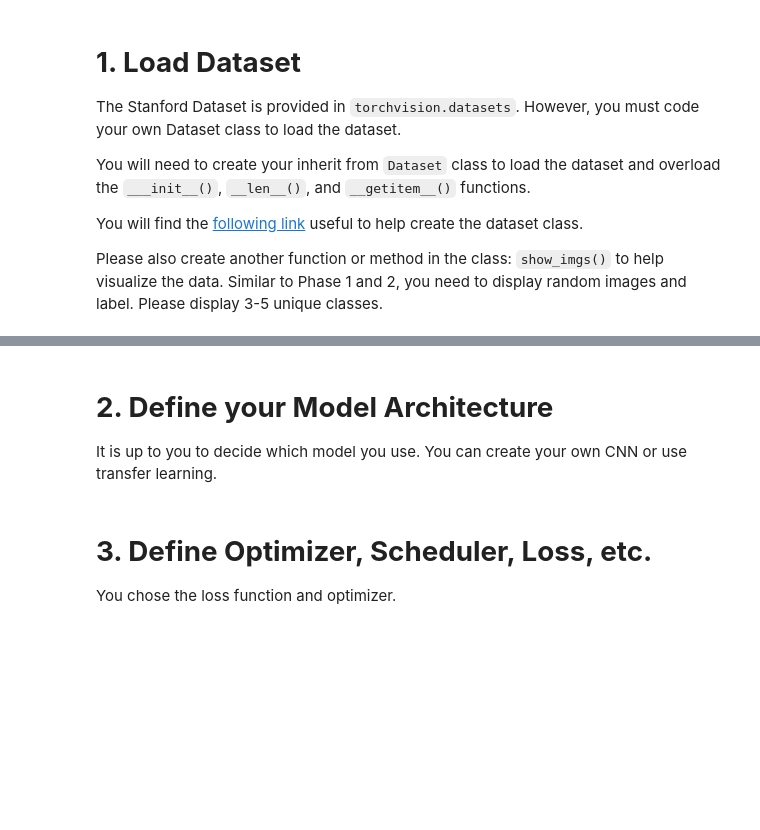
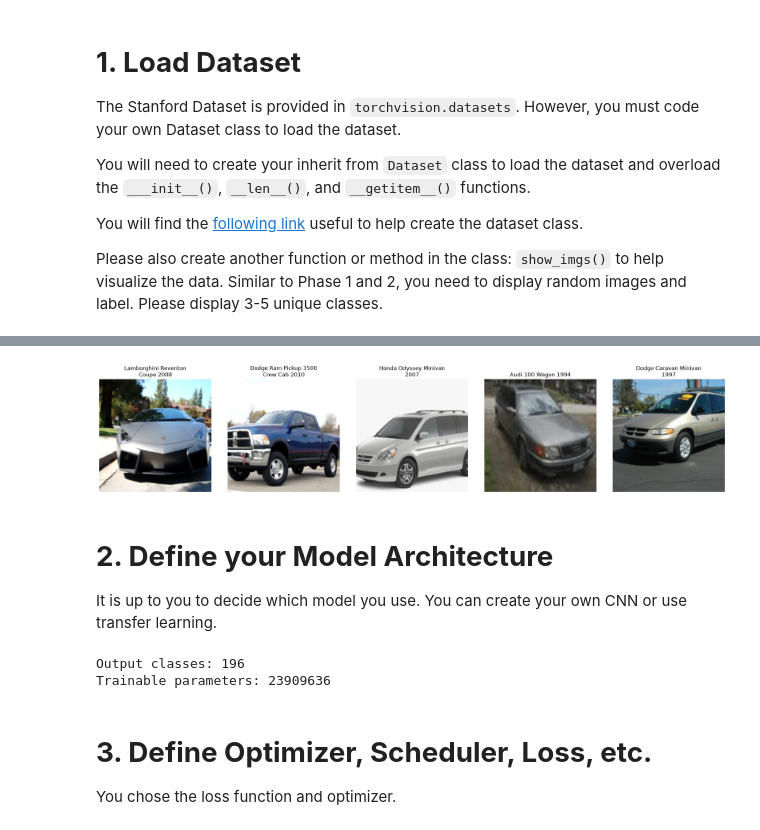
Before and after one commit to Noodles199/EEC_174Lab, a Jupyter notebook: Lab3/Phase_3.ipynb, the cells around one changed output, grey strips where cells are left out. Drawn from its saved outputs; the diff is of its cells as text; code cells hidden in the pictures; blank space fills up the shorter version.

Commit message:
Complete Phase 3 vehicle classification and report

```diff
--- a/Lab3/Phase_3.ipynb
+++ b/Lab3/Phase_3.ipynb
@@ -48,18 +282,56 @@ test_loader = ''' TODO '''
 # %%
-def show_imgs('''TODO'''):
-    '''TODO'''
+# Undo normalization so the pictures have their normal colors in the plot.
+def image_for_plot(image):
+    mean = torch.tensor(IMAGE_MEAN).view(3, 1, 1)
+    std = torch.tensor(IMAGE_STD).view(3, 1, 1)
+    return (image.detach().cpu() * std + mean).clamp(0, 1).permute(1, 2, 0).numpy()
 
-show_imgs('''TODO''')
+def show_imgs(dataset, class_names, count=5):
+    # Find the labels without having to open every image first.
+    if isinstance(dataset, Subset):
+        targets = np.array(dataset.dataset.targets)[dataset.indices]
+    else:
+        targets = np.array(dataset.targets)
+    rng = np.random.default_rng(SEED)
+    unique = np.unique(targets)
+    chosen = rng.choice(unique, size=min(count, len(unique)), replace=False)
+    fig, axes = plt.subplots(1, len(chosen), figsize=(4 * len(chosen), 4), squeeze=False)
+    for ax, label in zip(axes.flat, chosen):
+        # Pick one random picture from each chosen class.
+        index = int(rng.choice(np.flatnonzero(targets == label)))
+        image, _ = dataset[index]
+        ax.imshow(image_for_plot(image))
+        ax.set_title(textwrap.fill(class_names[label], 24))
+        ax.axis('off')
+    fig.tight_layout()
+    plt.show()
+
+# Show five different classes, or all classes if the data has fewer than five.
+show_imgs(train_data, classes)
+# %% [output]
+[figure, added]
 # %% [markdown]
 # **2. Define your Model Architecture**
 
 It is up to you to decide which model you use. You can create your own CNN or use transfer learning.
 # %%
 # Model definition
-''' TODO '''
-
+def build_vehicle_model(num_classes, pretrained=False):
+    # Reuse ImageNet features, like the transfer learning in Phase 2.
+    weights = models.ResNet50_Weights.IMAGENET1K_V2 if pretrained else None
+    model = models.resnet50(weights=weights)
+    # Replace the ImageNet output layer with one score for each car label.
+    model.fc = nn.Linear(model.fc.in_features, num_classes)
+    return model
+# ResNet50 is a larger starting model than the ResNet18 used in Phase 2.
+# I fine-tune all layers so the features can adjust to car pictures.
 # Load Model onto GPU
-''' TODO '''
+vehicle_classifier = build_vehicle_model(num_classes, pretrained=True).to(device)
+print('Output classes:', vehicle_classifier.fc.out_features)
+print('Trainable parameters:', sum(p.numel() for p in vehicle_classifier.parameters()))
+# %% [output]
+Output classes: 196
+Trainable parameters: 23909636
 # %% [markdown]
 # **3. Define Optimizer, Scheduler, Loss, etc.**
 
```
Also changed, not shown: parts of 13 cells of this notebook, 3 other files.
